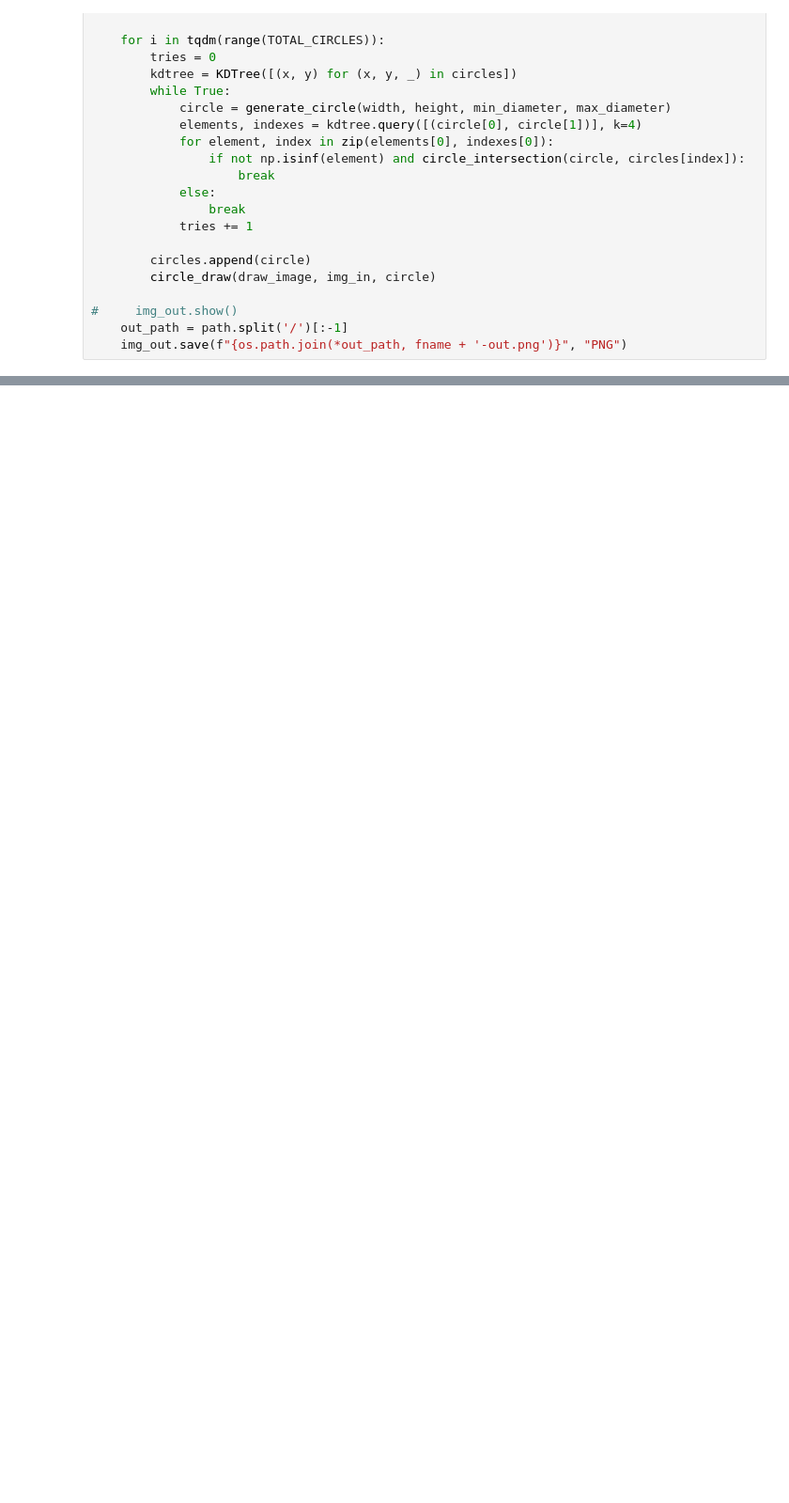
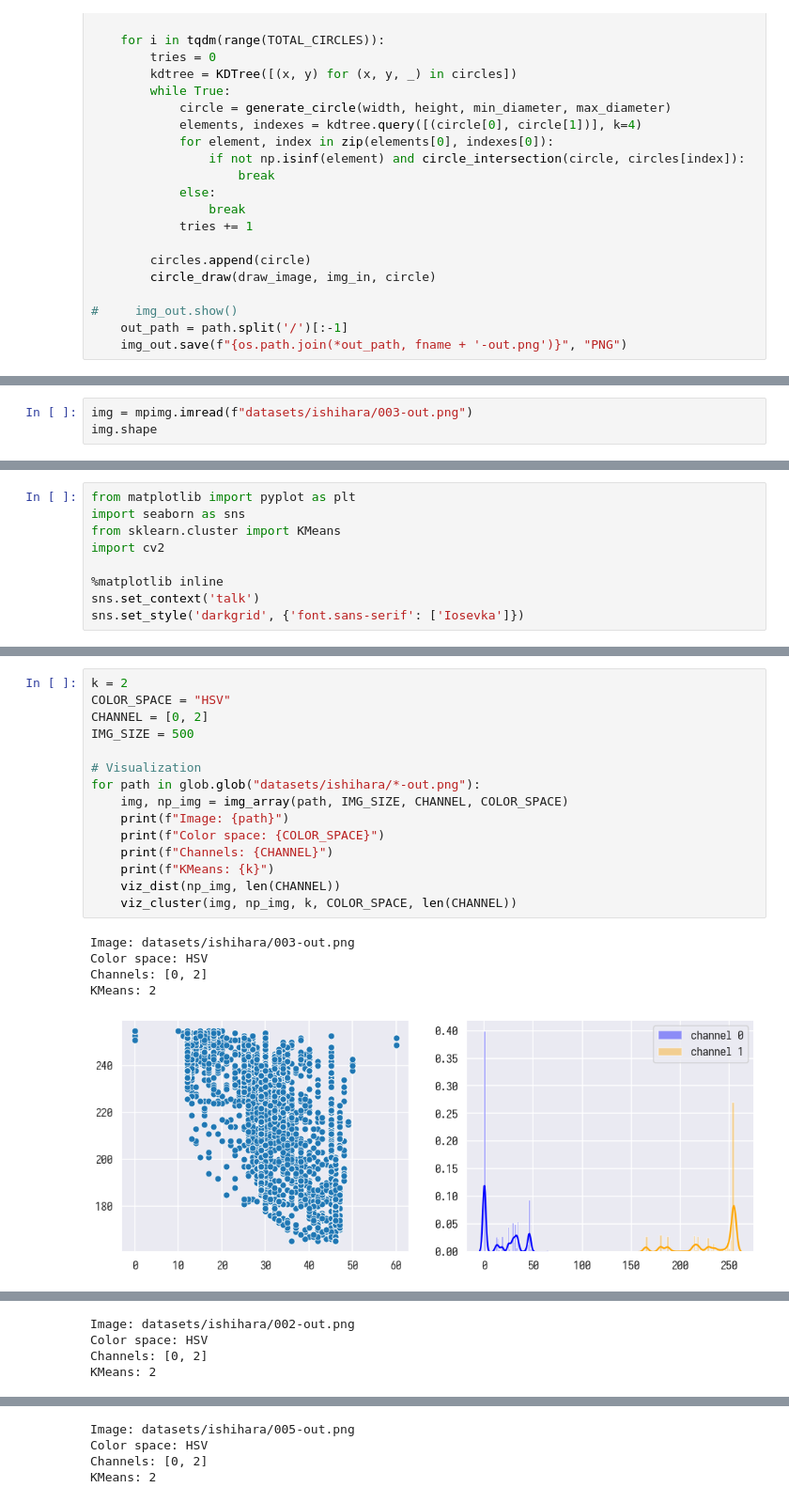
Before and after one commit to naivomah3/ml-poc, a Jupyter notebook: ishihara_generator.ipynb, the cells around one changed output, grey strips where cells are left out. Shown at 94% size. Saved outputs shown, nothing was run; the diff lists cells and outputs as text; blank space fills up the shorter version.

Commit message:
added ishihara clustering

```diff
--- a/ishihara_generator.ipynb
+++ b/ishihara_generator.ipynb
@@ -130,0 +136,3 @@ for file in glob.glob("datasets/ishihara/*-in.png"):
+# %%
+img = mpimg.imread(f"datasets/ishihara/003-out.png")
+img.shape
@@ -130,0 +143,9 @@ for file in glob.glob("datasets/ishihara/*-in.png"):
+# %%
+from matplotlib import pyplot as plt
+import seaborn as sns
+from sklearn.cluster import KMeans
+import cv2
+
+%matplotlib inline
+sns.set_context('talk')
+sns.set_style('darkgrid', {'font.sans-serif': ['Iosevka']})
@@ -130,0 +210,21 @@ for file in glob.glob("datasets/ishihara/*-in.png"):
+# %%
+k = 2
+COLOR_SPACE = "HSV"
+CHANNEL = [0, 2]
+IMG_SIZE = 500
+
+# Visualization
+for path in glob.glob("datasets/ishihara/*-out.png"):
+    img, np_img = img_array(path, IMG_SIZE, CHANNEL, COLOR_SPACE)
+    print(f"Image: {path}")
+    print(f"Color space: {COLOR_SPACE}")
+    print(f"Channels: {CHANNEL}")
+    print(f"KMeans: {k}")
+    viz_dist(np_img, len(CHANNEL))
+    viz_cluster(img, np_img, k, COLOR_SPACE, len(CHANNEL))
+# %% [output]
+Image: datasets/ishihara/003-out.png
+Color space: HSV
+Channels: [0, 2]
+KMeans: 2
+[figure, added]
@@ -130,0 +232,4 @@ for file in glob.glob("datasets/ishihara/*-in.png"):
+Image: datasets/ishihara/002-out.png
+Color space: HSV
+Channels: [0, 2]
+KMeans: 2
@@ -130,0 +238,4 @@ for file in glob.glob("datasets/ishihara/*-in.png"):
+Image: datasets/ishihara/005-out.png
+Color space: HSV
+Channels: [0, 2]
+KMeans: 2
```
Also changed, not shown: parts of 12 cells of this notebook, 4 other files.
